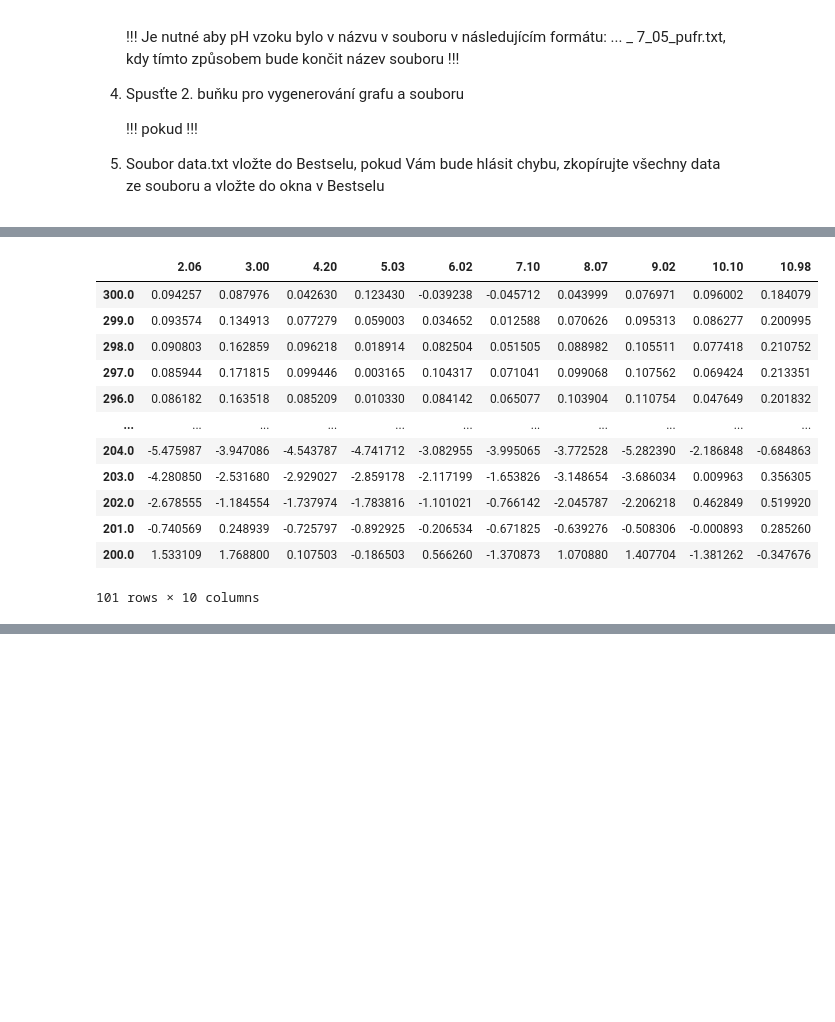
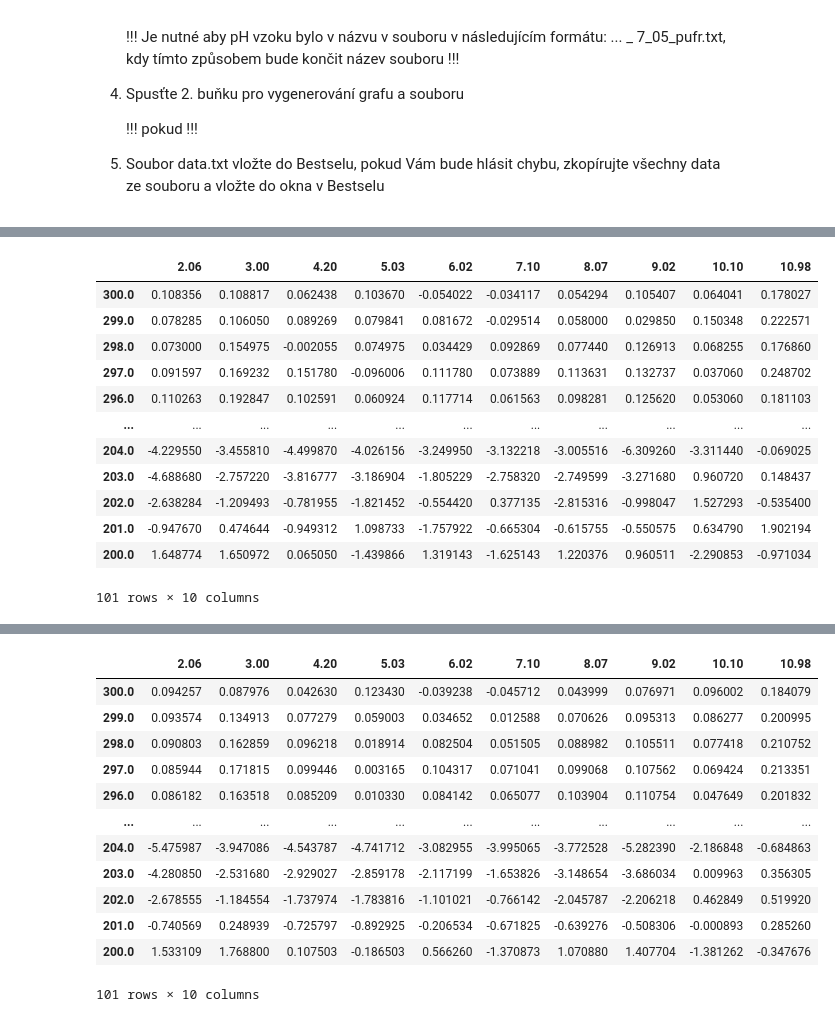
Before and after one commit to Xixaus/Nastroje, a Jupyter notebook: CD_extrakce+vyhlazení.ipynb, the cells around one changed output, grey strips where cells are left out. Drawn from its saved outputs; the diff is of its cells as text; code cells hidden in the pictures; blank space fills up the shorter version.

Commit message:
Vytvořeno pomocí služby Colaboratory

```diff
--- a/CD_extrakce+vyhlazení.ipynb
+++ b/CD_extrakce+vyhlazení.ipynb
@@ -27,6 +34,8 @@ os.makedirs("/content/blanks", exist_ok=True)
 if os.path.exists("/content/sample_data"):
     shutil.rmtree("/content/sample_data")
 # %%
+#@title Výpočty { run: "auto", vertical-output: true }
+
 #funkce pro extrakci dat ze souborů
 def extract_data(folder_path):
     file_list = os.listdir(folder_path)
@@ -34,49 +43,63 @@ def extract_data(folder_path):
 
     for filename in file_list: #iterace každého souboru ve složce
         if filename.endswith(".txt"): #podmínka pro extrakci pouze z .txt souborů
             number = (filename.split("_")[-3].split(".")[0]) + "." + filename.split("_")[-2].split(".")[0] #pojmenování spektra, konkrétně pH, které je na konci ve formátu ..._7_05_pufr.txt
 
             axis = pd.read_csv(f"{folder_path}/{filename}", delimiter='\t', usecols=[0], skiprows=19, header=None) #extrakce vlnových délek
             axis = axis.values.flatten()
 
             data = pd.read_csv(f"{folder_path}/{filename}", delimiter='\t', usecols=[1], skiprows=19, header=None) # extrakce spektra
             data = data.rename(columns={1: float(number)}) #přejmenování spektra podle promněnné number
             data.index = axis
 
             df = pd.concat([df, data], axis=1) #spojení dataframe se spectrem
 
     df = df.sort_index(axis=1) #seřazení sepekter podle názvu (number)
     return(df)
 
 samples = extract_data("/content/samples") #extrakce naměřených spekter
 blanks = extract_data("/content/blanks") #extrakce blanků
 
-spectra = samples - blanks #odečtení blanků od spekter
+
+spectra = samples - blanks
+spectra_SG = samples - blanks #odečtení blanků od spekter
+
+for column in spectra_SG.columns:
+    spectra_SG[column] = savgol_filter(spectra_SG[column], window_length=7, polyorder=2, deriv=0) #vyhlazení pomocí savitzkého-golayových filtrů
+
+fig1 = go.Figure() #vykreslení grafu
 
 for column in spectra.columns:
-    spectra[column] = savgol_filter(spectra[column], window_length=7, polyorder=2, deriv=0) #vyhlazení pomocí savitzkého-golayových filtrů
+    fig1.add_trace(go.Scatter(y=spectra[column], x=spectra.index, mode='lines', name=str(column)))
 
-fig = go.Figure() #vykreslení grafu
+fig1.update_layout(title="Spektra")
+fig1.show()
+
+fig2 = go.Figure() #vykreslení grafu
+display(spectra)
 
 for column in spectra.columns:
-    fig.add_trace(go.Scatter(y=spectra[column], x=spectra.index, mode='lines', name=str(column)))
+    fig2.add_trace(go.Scatter(y=spectra_SG[column], x=spectra_SG.index, mode='lines', name=str(column)))
 
-fig.show()
+fig2.update_layout(title="Vyhlazená spektra")
+fig2.show()
 
-spectra.to_csv('data.txt', sep='\t') #uložení spekter do .txt souboru
-spectra
+display(spectra_SG)
+
+spectra.to_csv('spectra.txt', sep='\t') #uložení spekter do .txt souboru
+spectra.to_csv('spectra_vyhlazena.txt', sep='\t') #uložení spekter do .txt souboru
 # %% [output]
 [interactive output not drawn]
 |  | 2.06 | 3.00 | 4.20 | 5.03 | 6.02 | 7.10 | 8.07 | 9.02 | 10.10 | 10.98 |
-| 300.0 | 0.094257 | 0.087976 | 0.042630 | 0.123430 | -0.039238 | -0.045712 | 0.043999 | 0.076971 | 0.096002 | 0.184079 |
-| 299.0 | 0.093574 | 0.134913 | 0.077279 | 0.059003 | 0.034652 | 0.012588 | 0.070626 | 0.095313 | 0.086277 | 0.200995 |
-| 298.0 | 0.090803 | 0.162859 | 0.096218 | 0.018914 | 0.082504 | 0.051505 | 0.088982 | 0.105511 | 0.077418 | 0.210752 |
-| 297.0 | 0.085944 | 0.171815 | 0.099446 | 0.003165 | 0.104317 | 0.071041 | 0.099068 | 0.107562 | 0.069424 | 0.213351 |
-| 296.0 | 0.086182 | 0.163518 | 0.085209 | 0.010330 | 0.084142 | 0.065077 | 0.103904 | 0.110754 | 0.047649 | 0.201832 |
+| 300.0 | 0.108356 | 0.108817 | 0.062438 | 0.103670 | -0.054022 | -0.034117 | 0.054294 | 0.105407 | 0.064041 | 0.178027 |
+| 299.0 | 0.078285 | 0.106050 | 0.089269 | 0.079841 | 0.081672 | -0.029514 | 0.058000 | 0.029850 | 0.150348 | 0.222571 |
+| 298.0 | 0.073000 | 0.154975 | -0.002055 | 0.074975 | 0.034429 | 0.092869 | 0.077440 | 0.126913 | 0.068255 | 0.176860 |
+| 297.0 | 0.091597 | 0.169232 | 0.151780 | -0.096006 | 0.111780 | 0.073889 | 0.113631 | 0.132737 | 0.037060 | 0.248702 |
+| 296.0 | 0.110263 | 0.192847 | 0.102591 | 0.060924 | 0.117714 | 0.061563 | 0.098281 | 0.125620 | 0.053060 | 0.181103 |
 | ... | ... | ... | ... | ... | ... | ... | ... | ... | ... | ... |
-| 204.0 | -5.475987 | -3.947086 | -4.543787 | -4.741712 | -3.082955 | -3.995065 | -3.772528 | -5.282390 | -2.186848 | -0.684863 |
-| 203.0 | -4.280850 | -2.531680 | -2.929027 | -2.859178 | -2.117199 | -1.653826 | -3.148654 | -3.686034 | 0.009963 | 0.356305 |
-| 202.0 | -2.678555 | -1.184554 | -1.737974 | -1.783816 | -1.101021 | -0.766142 | -2.045787 | -2.206218 | 0.462849 | 0.519920 |
-| 201.0 | -0.740569 | 0.248939 | -0.725797 | -0.892925 | -0.206534 | -0.671825 | -0.639276 | -0.508306 | -0.000893 | 0.285260 |
-| 200.0 | 1.533109 | 1.768800 | 0.107503 | -0.186503 | 0.566260 | -1.370873 | 1.070880 | 1.407704 | -1.381262 | -0.347676 |
+| 204.0 | -4.229550 | -3.455810 | -4.499870 | -4.026156 | -3.249950 | -3.132218 | -3.005516 | -6.309260 | -3.311440 | -0.069025 |
+| 203.0 | -4.688680 | -2.757220 | -3.816777 | -3.186904 | -1.805229 | -2.758320 | -2.749599 | -3.271680 | 0.960720 | 0.148437 |
+| 202.0 | -2.638284 | -1.209493 | -0.781955 | -1.821452 | -0.554420 | 0.377135 | -2.815316 | -0.998047 | 1.527293 | -0.535400 |
+| 201.0 | -0.947670 | 0.474644 | -0.949312 | 1.098733 | -1.757922 | -0.665304 | -0.615755 | -0.550575 | 0.634790 | 1.902194 |
+| 200.0 | 1.648774 | 1.650972 | 0.065050 | -1.439866 | 1.319143 | -1.625143 | 1.220376 | 0.960511 | -2.290853 | -0.971034 |
 101 rows × 10 columns
@@ -82,0 +107,13 @@ spectra
+|  | 2.06 | 3.00 | 4.20 | 5.03 | 6.02 | 7.10 | 8.07 | 9.02 | 10.10 | 10.98 |
+| 300.0 | 0.094257 | 0.087976 | 0.042630 | 0.123430 | -0.039238 | -0.045712 | 0.043999 | 0.076971 | 0.096002 | 0.184079 |
+| 299.0 | 0.093574 | 0.134913 | 0.077279 | 0.059003 | 0.034652 | 0.012588 | 0.070626 | 0.095313 | 0.086277 | 0.200995 |
+| 298.0 | 0.090803 | 0.162859 | 0.096218 | 0.018914 | 0.082504 | 0.051505 | 0.088982 | 0.105511 | 0.077418 | 0.210752 |
+| 297.0 | 0.085944 | 0.171815 | 0.099446 | 0.003165 | 0.104317 | 0.071041 | 0.099068 | 0.107562 | 0.069424 | 0.213351 |
+| 296.0 | 0.086182 | 0.163518 | 0.085209 | 0.010330 | 0.084142 | 0.065077 | 0.103904 | 0.110754 | 0.047649 | 0.201832 |
+| ... | ... | ... | ... | ... | ... | ... | ... | ... | ... | ... |
+| 204.0 | -5.475987 | -3.947086 | -4.543787 | -4.741712 | -3.082955 | -3.995065 | -3.772528 | -5.282390 | -2.186848 | -0.684863 |
+| 203.0 | -4.280850 | -2.531680 | -2.929027 | -2.859178 | -2.117199 | -1.653826 | -3.148654 | -3.686034 | 0.009963 | 0.356305 |
+| 202.0 | -2.678555 | -1.184554 | -1.737974 | -1.783816 | -1.101021 | -0.766142 | -2.045787 | -2.206218 | 0.462849 | 0.519920 |
+| 201.0 | -0.740569 | 0.248939 | -0.725797 | -0.892925 | -0.206534 | -0.671825 | -0.639276 | -0.508306 | -0.000893 | 0.285260 |
+| 200.0 | 1.533109 | 1.768800 | 0.107503 | -0.186503 | 0.566260 | -1.370873 | 1.070880 | 1.407704 | -1.381262 | -0.347676 |
+101 rows × 10 columns
```
Also changed, not shown: parts of 2 cells of this notebook.
